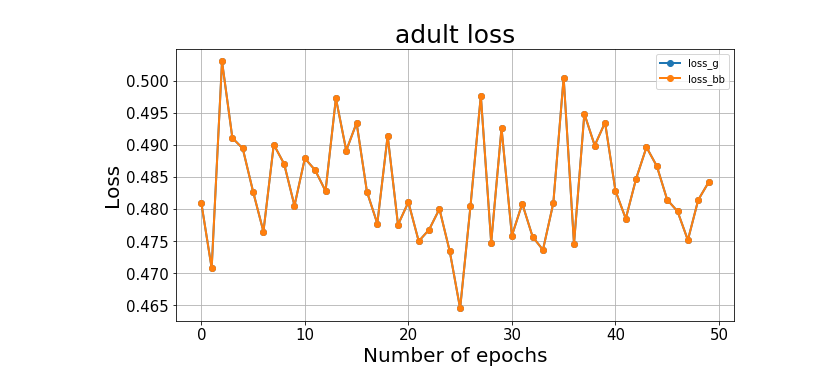
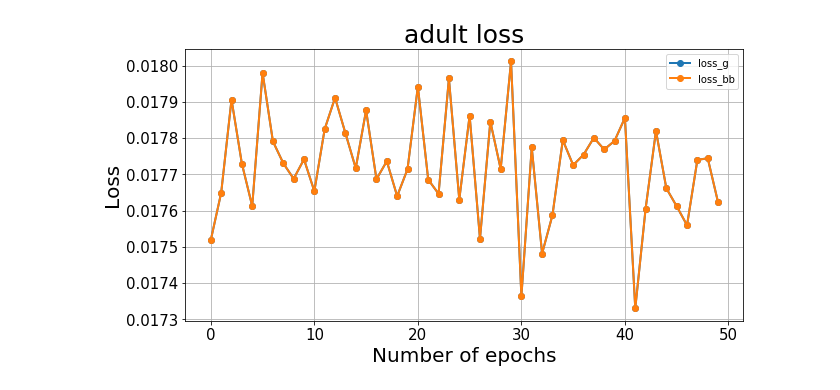
Before and after one commit to roye52371/CTGAN, a Jupyter notebook: Adult.ipynb, the cells around one changed output. Cells and saved outputs as stored; diff of their text form; code cells hidden in the pictures.

Commit message:
added focal loss

```diff
--- a/Adult.ipynb
+++ b/Adult.ipynb
@@ -59,7 +59,7 @@ batch_size = 500
 epochs = 50
 confidence_level = 0.9
 gen_lr = 2e-5
-loss = 'log'
+loss = 'focal'
 
 rf_ctgan = CTGANSynthesizer(batch_size=batch_size,
                             blackbox_model=rf,
@@ -98 +98 @@ Epoch 50, Loss G: 0.4841970260185018, loss_bb: 0.4841970260185018
-[figure, old version]
+[figure, new version]
```
Also changed, not shown: parts of 2 cells of this notebook, 2 other files.
